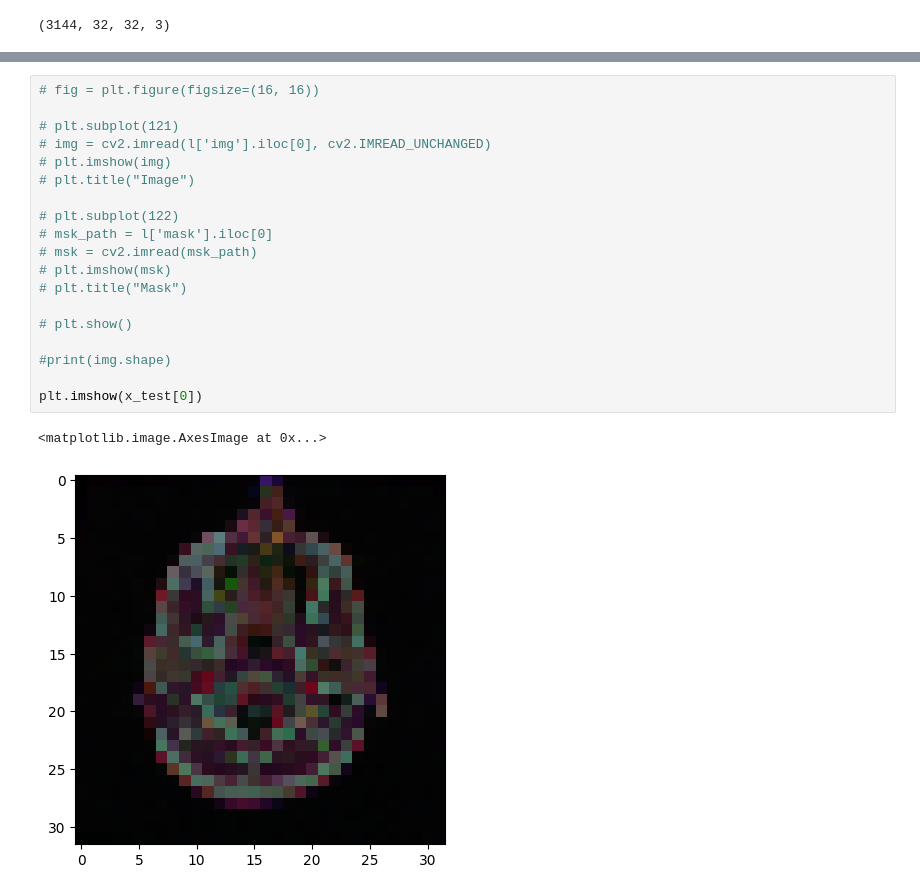
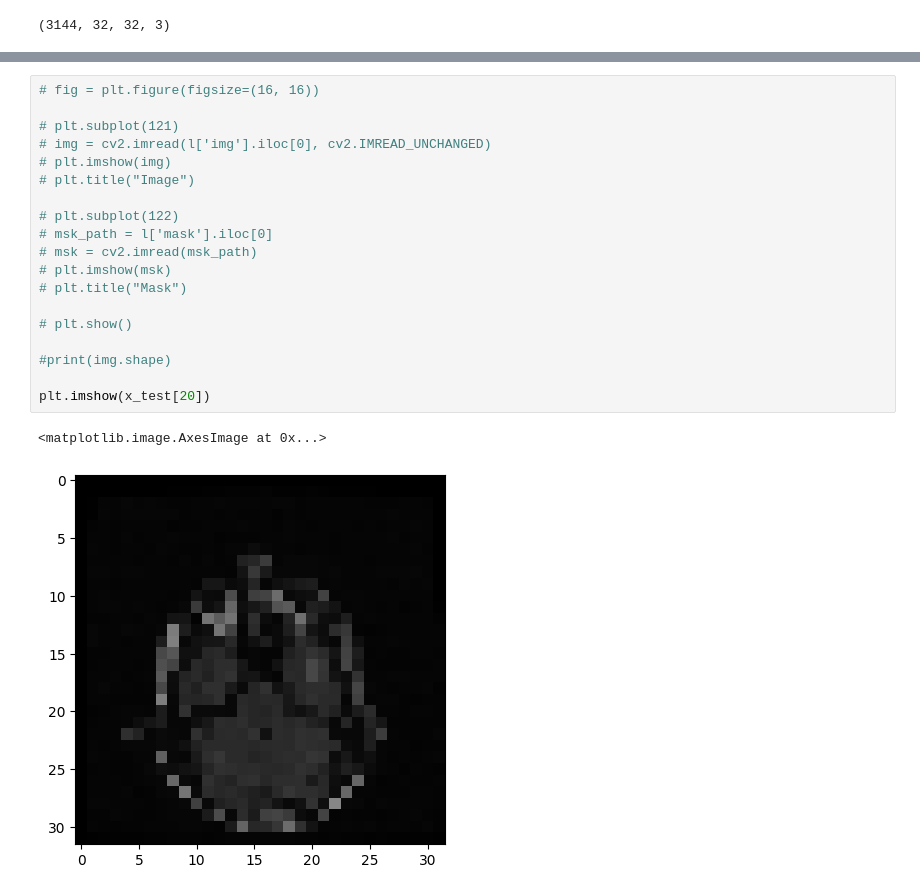
Before and after one commit to b4yc/segmentation, a Jupyter notebook: segmentation.ipynb, the cells around one changed output, grey strips where cells are left out. Drawn from its saved outputs; the diff is of its cells as text.

Commit message:
update images

```diff
--- a/segmentation.ipynb
+++ b/segmentation.ipynb
@@ -273,22 +275,22 @@ Y_pred = model.predict(x_test)
 # %%
 # fig = plt.figure(figsize=(16, 16))
 
 # plt.subplot(121)
 # img = cv2.imread(l['img'].iloc[0], cv2.IMREAD_UNCHANGED)
 # plt.imshow(img)
 # plt.title("Image")
 
 # plt.subplot(122)
 # msk_path = l['mask'].iloc[0]
 # msk = cv2.imread(msk_path)
 # plt.imshow(msk)
 # plt.title("Mask")
 
 # plt.show()
 
 #print(img.shape)
 
-plt.imshow(x_test[0])
+plt.imshow(x_test[20])
 # %% [output]
 <matplotlib.image.AxesImage at 0x...>
-[figure, old version]
+[figure, new version]
```
Also changed, not shown: parts of 5 cells of this notebook.
